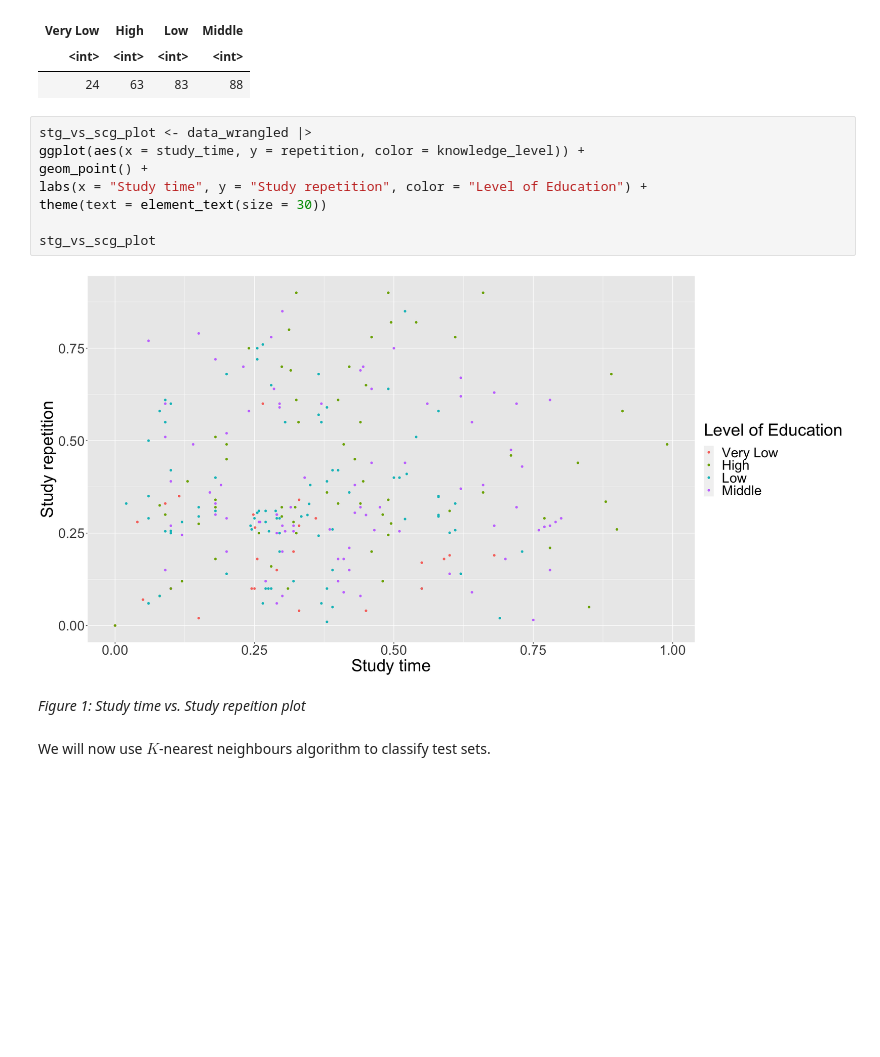
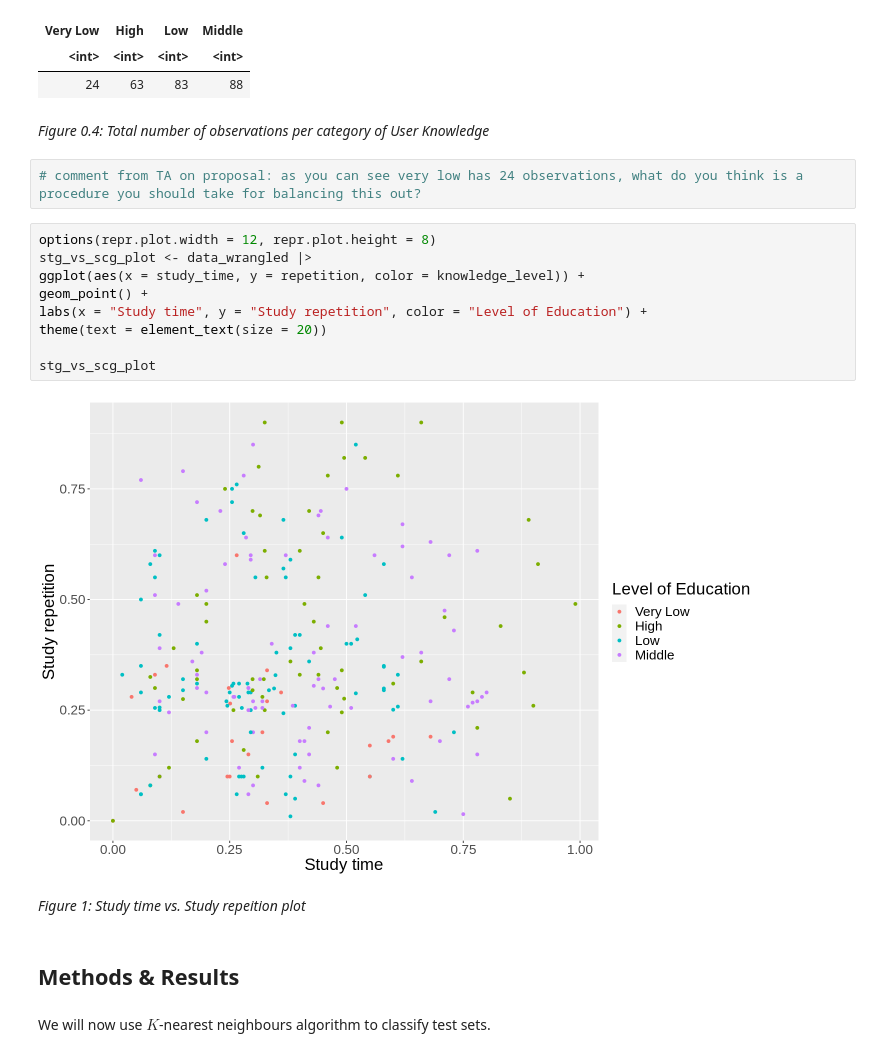
Before and after one commit to lojnys/dsci100_group_18, a Jupyter notebook: group_proposal.ipynb, the cells around one changed output. Cells and saved outputs as stored; diff of their text form; blank space fills up the shorter version.

```diff
--- a/group_proposal.ipynb
+++ b/group_proposal.ipynb
@@ -119,18 +114,25 @@ A tibble: 1 × 4
 | Very Low | High | Low | Middle |
 | <int> | <int> | <int> | <int> |
 | 24 | 63 | 83 | 88 |
+# %% [markdown]
+*Figure 0.4: Total number of observations per category of User Knowledge*
+# %%
+# comment from TA on proposal: as you can see very low has 24 observations, what do you think is a procedure you should take for balancing this out?
 # %%
+options(repr.plot.width = 12, repr.plot.height = 8)
 stg_vs_scg_plot <- data_wrangled |>
 ggplot(aes(x = study_time, y = repetition, color = knowledge_level)) +
 geom_point() +
 labs(x = "Study time", y = "Study repetition", color = "Level of Education") +
-theme(text = element_text(size = 30))
+theme(text = element_text(size = 20))
 
 stg_vs_scg_plot
 # %% [output]
-[figure, old version]
+[figure, new version]
 # %% [markdown]
 *Figure 1: Study time vs. Study repeition plot*
+# %% [markdown]
+## Methods & Results
 # %% [markdown]
 We will now use $K$-nearest neighbours algorithm to classify test sets.
 # %%
```
Also changed, not shown: parts of 21 cells of this notebook.
